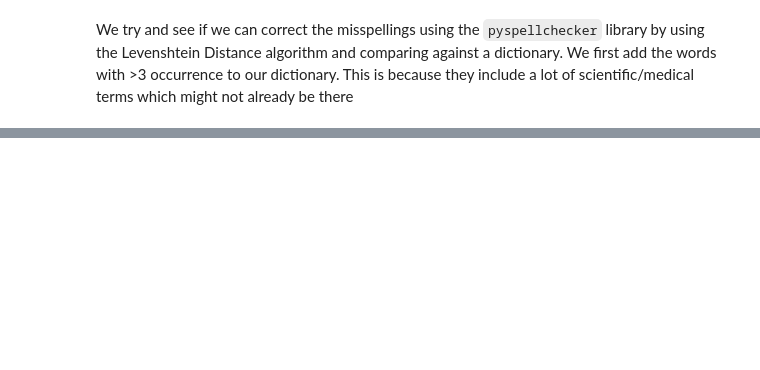
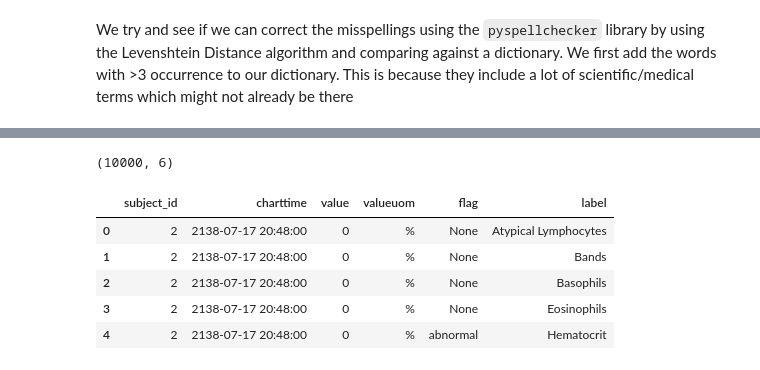
Before and after one commit to amin-nejad/mimic-text-generation, a Jupyter notebook: preprocess_discharge_summaries.ipynb, the cells around one changed output, grey strips where cells are left out. Cells and saved outputs as stored; diff of their text form; code cells hidden in the pictures; blank space fills up the shorter version.

```diff
--- a/preprocess_discharge_summaries.ipynb
+++ b/preprocess_discharge_summaries.ipynb
@@ -206,0 +361,22 @@ We now have correct spellings for over 3000 words in our dictionary that occurre
+# %%
+# lab items data
+
+df_labitems = pd.read_sql_query('''
+  SELECT l.subject_id, l.charttime, l.value, l.valueuom, l.flag, d.label
+  FROM labevents l
+  INNER JOIN d_labitems d
+  USING (itemid)
+  ORDER BY l.subject_id
+  LIMIT 10000;
+''', cnx)
+
+print(df_labitems.shape)
+df_labitems.head()
+# %% [output]
+(10000, 6)
+|  | subject_id | charttime | value | valueuom | flag | label |
+| 0 | 2 | 2138-07-17 20:48:00 | 0 | % | None | Atypical Lymphocytes |
+| 1 | 2 | 2138-07-17 20:48:00 | 0 | % | None | Bands |
+| 2 | 2 | 2138-07-17 20:48:00 | 0 | % | None | Basophils |
+| 3 | 2 | 2138-07-17 20:48:00 | 0 | % | None | Eosinophils |
+| 4 | 2 | 2138-07-17 20:48:00 | 0 | % | abnormal | Hematocrit |
```
Also changed, not shown: parts of 28 cells of this notebook, 2 other files.
